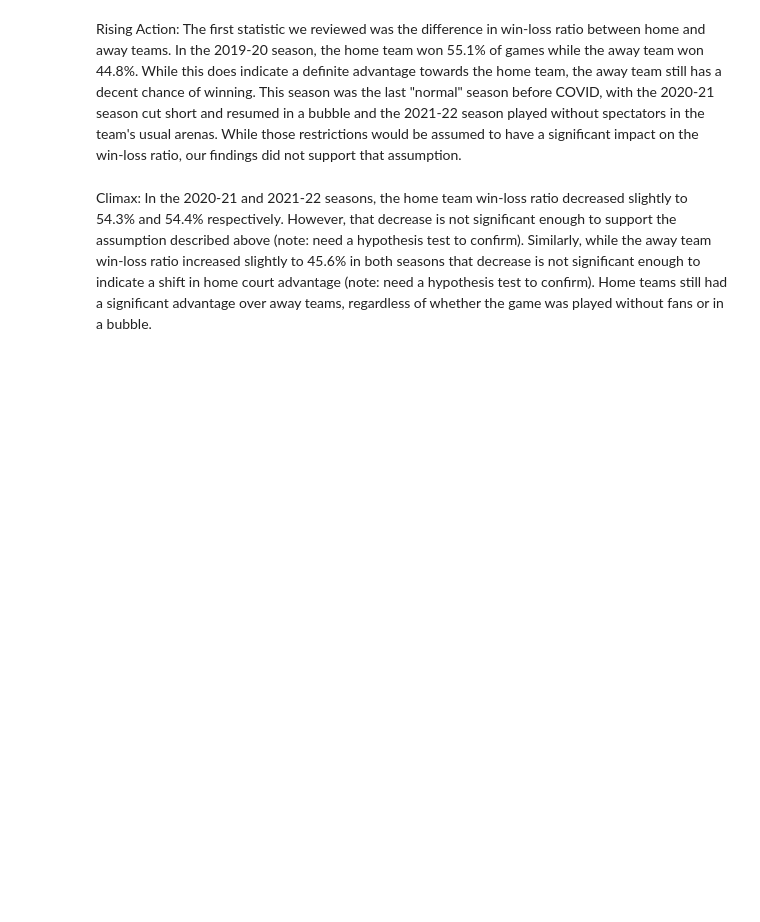
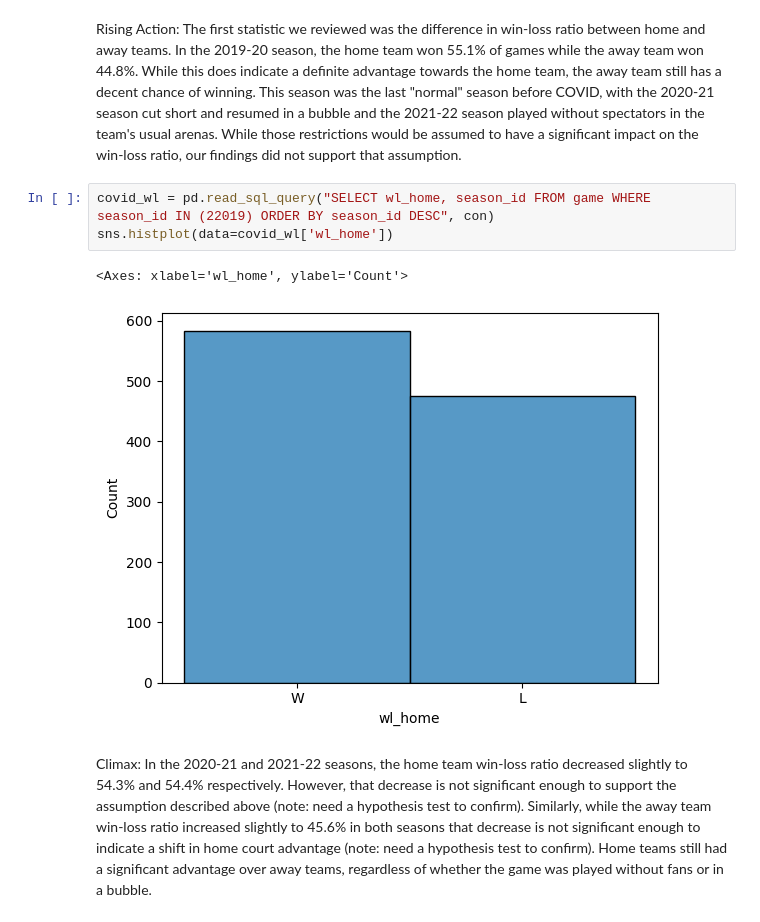
Before and after one commit to thezachdrake/UMD-INST627-Fall2024, a Jupyter notebook: inclass.ipynb, the cells around one changed output. Drawn from its saved outputs; the diff is of its cells as text; blank space fills up the shorter version.

Commit message:
Added some initial graphs

```diff
--- a/inclass.ipynb
+++ b/inclass.ipynb
@@ -18,6 +19,12 @@ Question 1
 Intro: During the 2020-21 and 2021-22 NBA seasons, the league put COVID-19 restrictions in place to protect players and fans from infection while still allowing for some games to be played. These restrictions included playing the second half of the 2020-21 season in a bubble and playing the entirity of the 2021-22 season behind closed doors without fans. The league requested that our team conduct an analysis to determine the impact of those restrictions on the level of home court advantage, including whether any impact recovered following the lifting of those restrictions.
 # %% [markdown]
 Rising Action: The first statistic we reviewed was the difference in win-loss ratio between home and away teams. In the 2019-20 season, the home team won 55.1% of games while the away team won 44.8%. While this does indicate a definite advantage towards the home team, the away team still has a decent chance of winning. This season was the last "normal" season before COVID, with the 2020-21 season cut short and resumed in a bubble and the 2021-22 season played without spectators in the team's usual arenas. While those restrictions would be assumed to have a significant impact on the win-loss ratio, our findings did not support that assumption.
+# %%
+covid_wl = pd.read_sql_query("SELECT wl_home, season_id FROM game WHERE season_id IN (22019) ORDER BY season_id DESC", con)
+sns.histplot(data=covid_wl['wl_home'])
+# %% [output]
+<Axes: xlabel='wl_home', ylabel='Count'>
+[figure, added]
 # %% [markdown]
 Climax: In the 2020-21 and 2021-22 seasons, the home team win-loss ratio decreased slightly to 54.3% and 54.4% respectively. However, that decrease is not significant enough to support the assumption described above (note: need a hypothesis test to confirm). Similarly, while the away team win-loss ratio increased slightly to 45.6% in both seasons that decrease is not significant enough to indicate a shift in home court advantage (note: need a hypothesis test to confirm). Home teams still had a significant advantage over away teams, regardless of whether the game was played without fans or in a bubble.
 # %% [markdown]
```
Also changed, not shown: parts of 14 cells of this notebook.
